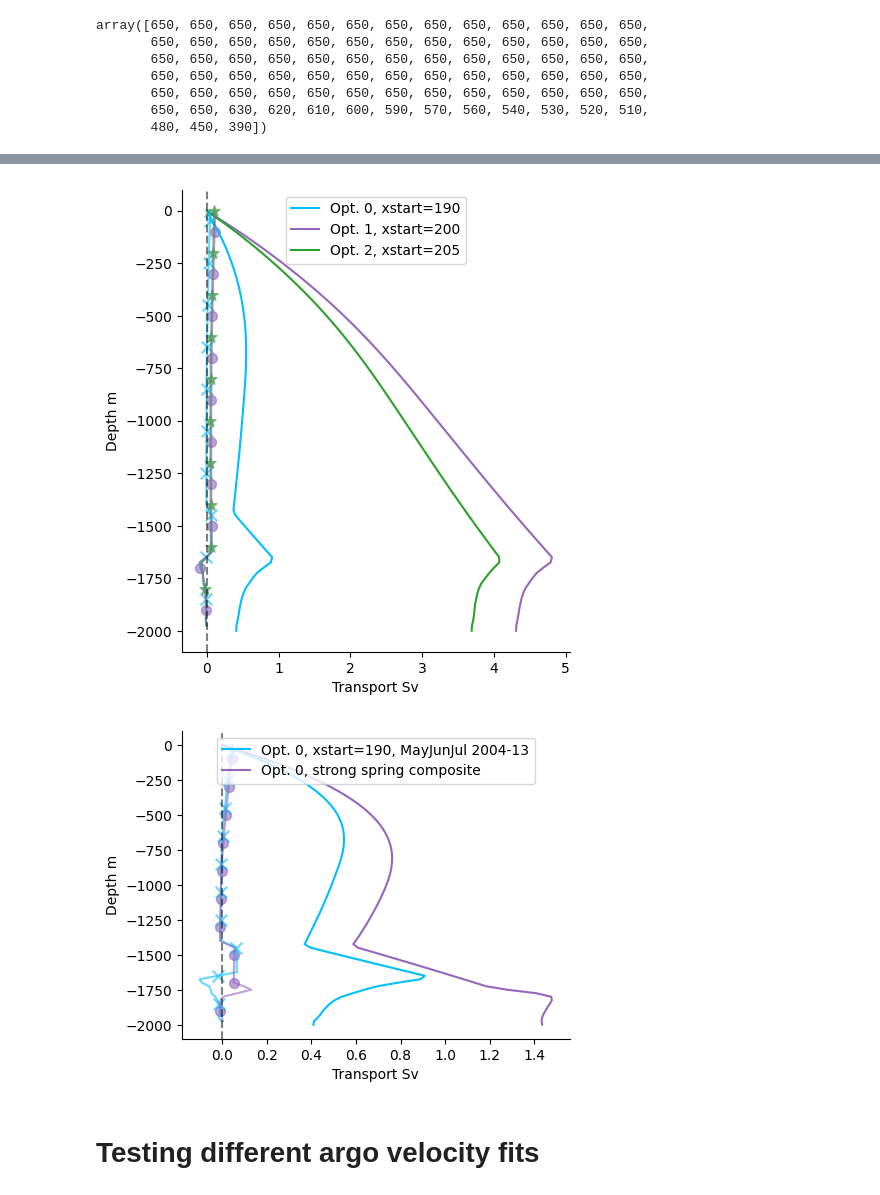
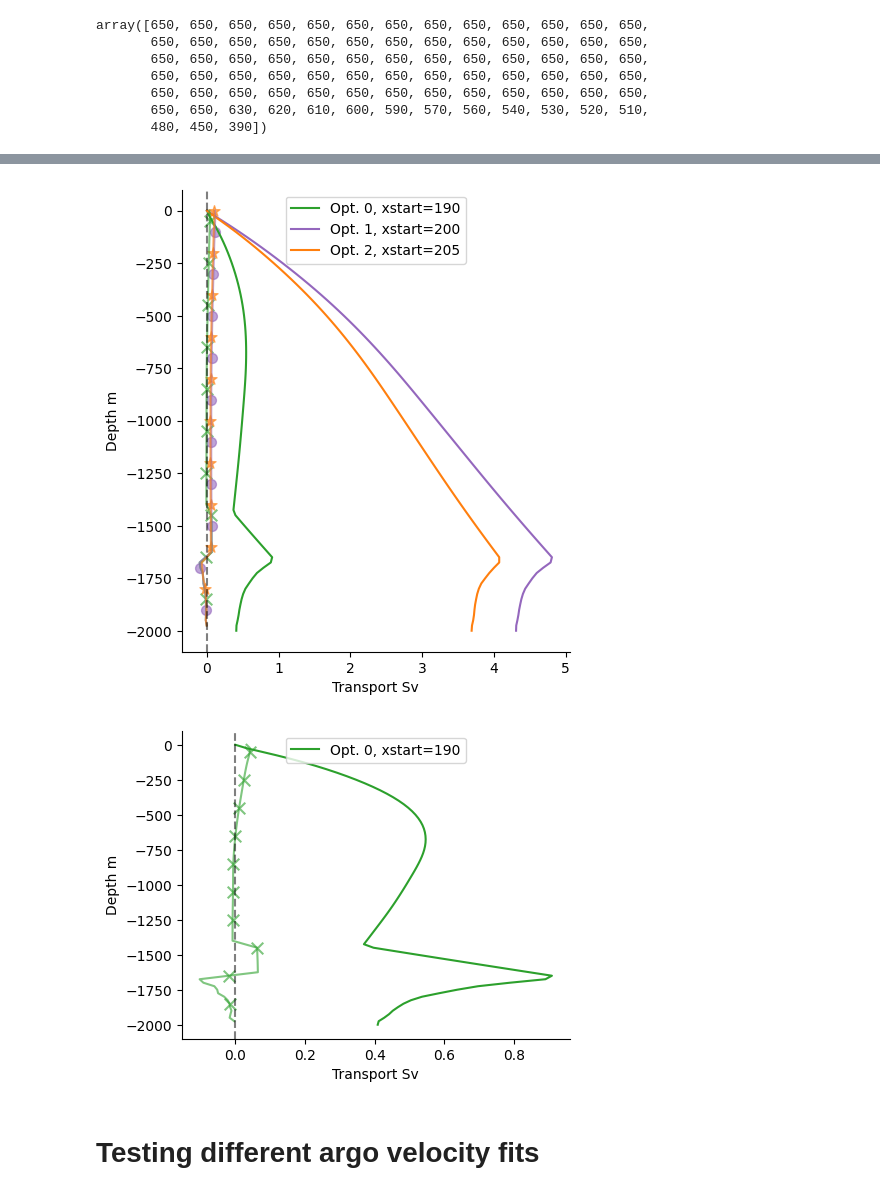
Before and after one commit to katjaschultz/labsea-project, a Jupyter notebook: notebooks/plotting.ipynb, the cells around one changed output, grey strips where cells are left out. Drawn from its saved outputs; the diff is of its cells as text; code cells hidden in the pictures.

```diff
--- a/notebooks/plotting.ipynb
+++ b/notebooks/plotting.ipynb
@@ -28,7 +28,7 @@ warnings.filterwarnings("ignore", category=SyntaxWarning)
 # %% [markdown]
 ### xstart = 200
 # %%
-mask_sigma = False
+mask_sigma = True
 # %%
 # x=200
 # define grid
@@ -947,20 +978,21 @@ plt.show()
 # %%
 fig, ax = plt.subplots(figsize=(5, 6))
 
-ax.plot(strf_z_argo_190, z*1e3, color='deepskyblue', label='Opt. 0, xstart=190')
+ax.plot(strf_z_argo_190, z*1e3, color='tab:green', label='Opt. 0, xstart=190')
 ax.plot(strf_z_argo_200, z*1e3, color='tab:purple', label='Opt. 1, xstart=200')
-ax.plot(strf_z_argo_205, z*1e3, color='tab:green', label='Opt. 2, xstart=205')
+ax.plot(strf_z_argo_205, z*1e3, color='tab:orange', label='Opt. 2, xstart=205')
 #ax.plot(strf_z_ctd_200, z*1e3, linestyle='--', color='tab:orange', label='CTD data')
 
 z200 = np.arange(0,2000,25)*-1
 
-ax.plot(piecewise_trapz_z_190, z200, color='deepskyblue', alpha=0.6)
-ax.plot(piecewise_trapz_z_205, z200, color='tab:green', alpha=0.6)
+ax.plot(piecewise_trapz_z_190, z200, color='tab:green', alpha=0.6)
 ax.plot(piecewise_trapz_z_200, z200, color='tab:purple', alpha=0.6)
+ax.plot(piecewise_trapz_z_205, z200, color='tab:orange', alpha=0.6)
 
-ax.scatter(piecewise_trapz_z_190[2::8], z200[2::8], s=70, marker='x', color='deepskyblue', alpha=0.6)
+
+ax.scatter(piecewise_trapz_z_190[2::8], z200[2::8], s=70, marker='x', color='tab:green', alpha=0.6)
 ax.scatter(piecewise_trapz_z_200[4::8], z200[4::8], s=50, marker='o', color='tab:purple', alpha=0.6)
-ax.scatter(piecewise_trapz_z_205[::8], z200[::8], s=70, marker='*', color='tab:green', alpha=0.6)
+ax.scatter(piecewise_trapz_z_205[::8], z200[::8], s=70, marker='*', color='tab:orange', alpha=0.6)
 #ax.scatter(piecewise_trapz_z_200_ctd[::8], z200[::8], s=70, marker='+', color='tab:orange', alpha=0.6)
 
 ax.legend(loc='upper center')
@@ -975,33 +1007,33 @@ ax.spines['right'].set_visible(False)
 plt.savefig(parent_dir / 'figures/vertical_transport_190_200_205.png', dpi=300, bbox_inches='tight')
 plt.show()
 # %% [output]
-[figure, old version]
+[figure, new version]
 # %%
 fig, ax = plt.subplots(figsize=(5, 4))
 
-ax.plot(strf_z_argo_190, z*1e3, color='deepskyblue', label='Opt. 0, xstart=190, MayJunJul 2004-13')
-ax.plot(strf_z_argo_190_strong_spring, z*1e3, color='tab:purple', label='Opt. 0, strong spring composite')
+ax.plot(strf_z_argo_190, z*1e3, color='tab:green', label='Opt. 0, xstart=190')
+#ax.plot(strf_z_argo_190_strong_spring, z*1e3, color='tab:purple', label='Opt. 0, strong spring composite')
 z200 = np.arange(0,2000,25)*-1
 
-ax.plot(piecewise_trapz_z_190, z200, color='deepskyblue', alpha=0.6)
-ax.plot(piecewise_trapz_z_190_strong_spring, z200, color='tab:purple', alpha=0.6)
+ax.plot(piecewise_trapz_z_190, z200, color='tab:green', alpha=0.6)
+#ax.plot(piecewise_trapz_z_190_strong_spring, z200, color='tab:purple', alpha=0.6)
 
-ax.scatter(piecewise_trapz_z_190_strong_spring[4::8], z200[4::8], s=50, marker='o', color='tab:purple', alpha=0.6)
-ax.scatter(piecewise_trapz_z_190[2::8], z200[2::8], s=70, marker='x', color='deepskyblue', alpha=0.6)
+#ax.scatter(piecewise_trapz_z_190_strong_spring[4::8], z200[4::8], s=50, marker='o', color='tab:purple', alpha=0.6)
+ax.scatter(piecewise_trapz_z_190[2::8], z200[2::8], s=70, marker='x', color='tab:green', alpha=0.6)
 
 ax.legend(loc='upper center')
 ax.set_ylabel('Depth m')
 ax.set_xlabel('Transport Sv')
 
 ax.axvline(0, color='k', linestyle='--', linewidth=1.5, alpha=0.5)
 #disable axis lines top and right
 ax.spines['top'].set_visible(False)
 ax.spines['right'].set_visible(False)
 
 plt.savefig(parent_dir / 'figures/vertical_transport_190.png', dpi=300, bbox_inches='tight')
 plt.show()
 # %% [output]
-[figure, old version]
+[figure, new version]
 # %% [markdown]
 # Testing different argo velocity fits
 # %%
```
Also changed, not shown: parts of 9 cells of this notebook, 10 other files.
